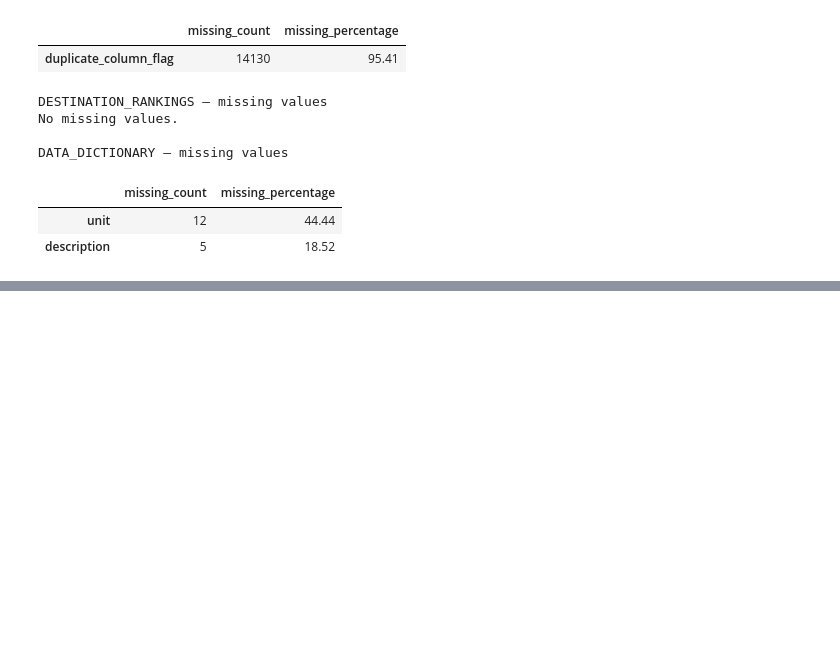
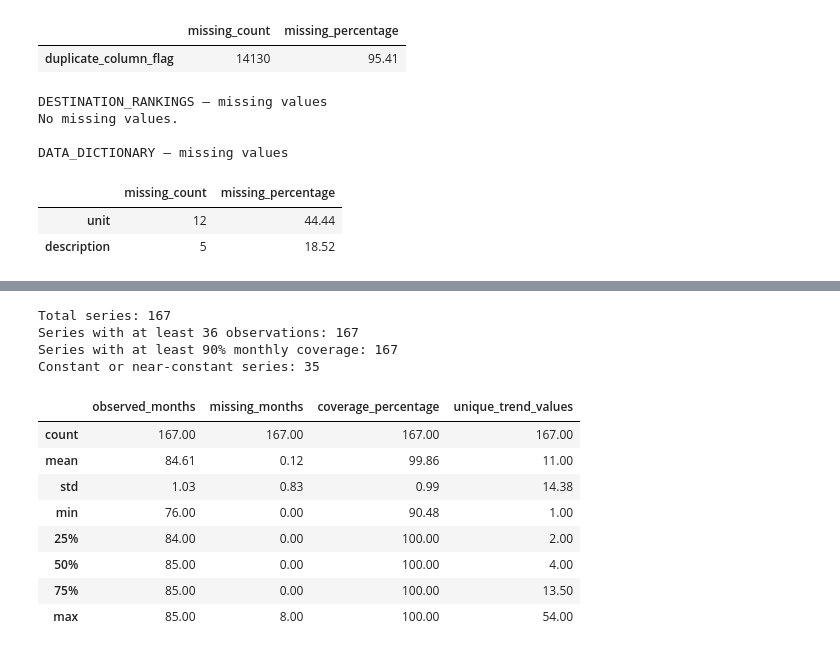
Before and after one commit to Nadsyuhamus/Databladez_Tourism, a Jupyter notebook: 01_data_audit.ipynb, the cells around one changed output, grey strips where cells are left out. Saved outputs shown, nothing was run; the diff lists cells and outputs as text; code cells hidden in the pictures; blank space fills up the shorter version.

```diff
--- a/01_data_audit.ipynb
+++ b/01_data_audit.ipynb
@@ -258,0 +439,42 @@ DATA_DICTIONARY — missing values
+# %%
+print("Total series:", len(series_audit))
+
+print(
+    "Series with at least 36 observations:",
+    (series_audit["observed_months"] >= 36).sum()
+)
+
+print(
+    "Series with at least 90% monthly coverage:",
+    (series_audit["coverage_percentage"] >= 90).sum()
+)
+
+print(
+    "Constant or near-constant series:",
+    (series_audit["unique_trend_values"] <= 1).sum()
+)
+
+display(
+    series_audit[
+        [
+            "observed_months",
+            "missing_months",
+            "coverage_percentage",
+            "unique_trend_values",
+        ]
+    ].describe().round(2)
+)
+# %% [output]
+Total series: 167
+Series with at least 36 observations: 167
+Series with at least 90% monthly coverage: 167
+Constant or near-constant series: 35
+|  | observed_months | missing_months | coverage_percentage | unique_trend_values |
+| count | 167.00 | 167.00 | 167.00 | 167.00 |
+| mean | 84.61 | 0.12 | 99.86 | 11.00 |
+| std | 1.03 | 0.83 | 0.99 | 14.38 |
+| min | 76.00 | 0.00 | 90.48 | 1.00 |
+| 25% | 84.00 | 0.00 | 100.00 | 2.00 |
+| 50% | 85.00 | 0.00 | 100.00 | 4.00 |
+| 75% | 85.00 | 0.00 | 100.00 | 13.50 |
+| max | 85.00 | 8.00 | 100.00 | 54.00 |
```
Also changed, not shown: parts of 6 cells of this notebook.
